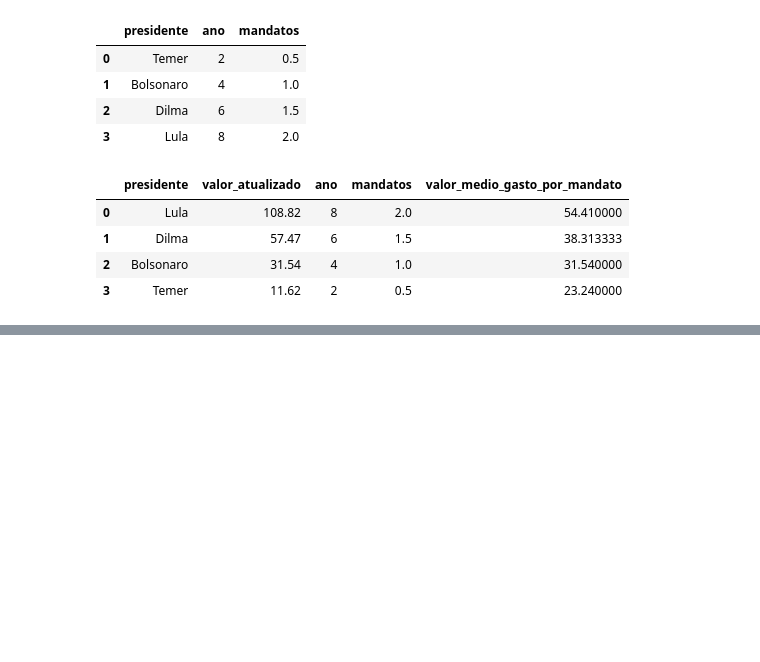
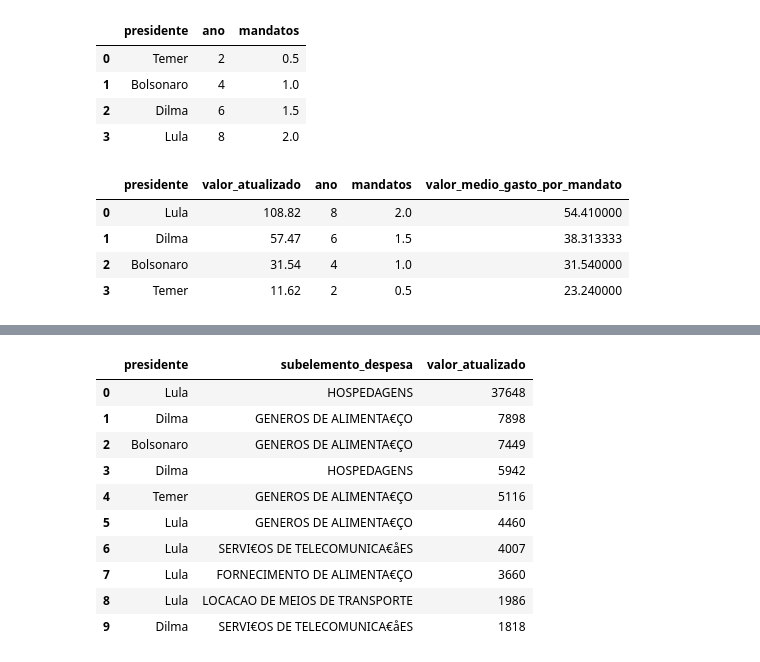
Before and after one commit to felipereis150/gastos_presidenciais, a Jupyter notebook: main.ipynb, the cells around one changed output, grey strips where cells are left out. Cells and saved outputs as stored; diff of their text form; code cells hidden in the pictures; blank space fills up the shorter version.

```diff
--- a/main.ipynb
+++ b/main.ipynb
@@ -138,0 +181,16 @@ valor_medio_gasto_por_mandato
+# %%
+# tipo de despesa mais frequente por oresudebte
+tipo_despesa_mais_frequente = df_merged.groupby(['presidente', 'subelemento_despesa'])['valor_atualizado'].count().sort_values(ascending=False).reset_index()
+tipo_despesa_mais_frequente.head(10)
+# %% [output]
+|  | presidente | subelemento_despesa | valor_atualizado |
+| 0 | Lula | HOSPEDAGENS | 37648 |
+| 1 | Dilma | GENEROS DE ALIMENTA€ÇO | 7898 |
+| 2 | Bolsonaro | GENEROS DE ALIMENTA€ÇO | 7449 |
+| 3 | Dilma | HOSPEDAGENS | 5942 |
+| 4 | Temer | GENEROS DE ALIMENTA€ÇO | 5116 |
+| 5 | Lula | GENEROS DE ALIMENTA€ÇO | 4460 |
+| 6 | Lula | SERVI€OS DE TELECOMUNICA€åES | 4007 |
+| 7 | Lula | FORNECIMENTO DE ALIMENTA€ÇO | 3660 |
+| 8 | Lula | LOCACAO DE MEIOS DE TRANSPORTE | 1986 |
+| 9 | Dilma | SERVI€OS DE TELECOMUNICA€åES | 1818 |
```
Also changed, not shown: parts of 2 cells of this notebook.
